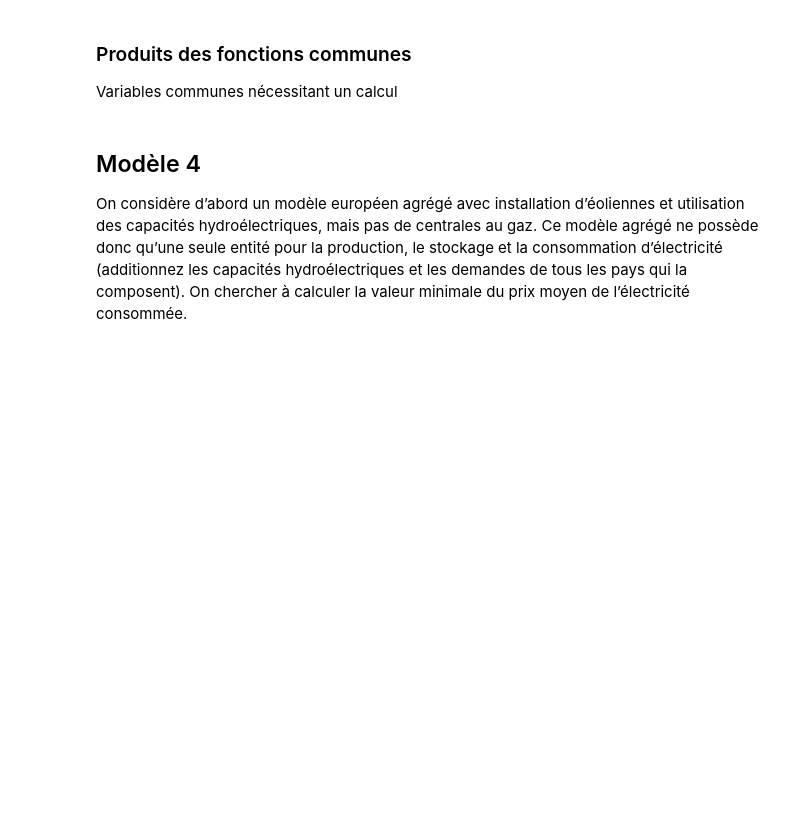
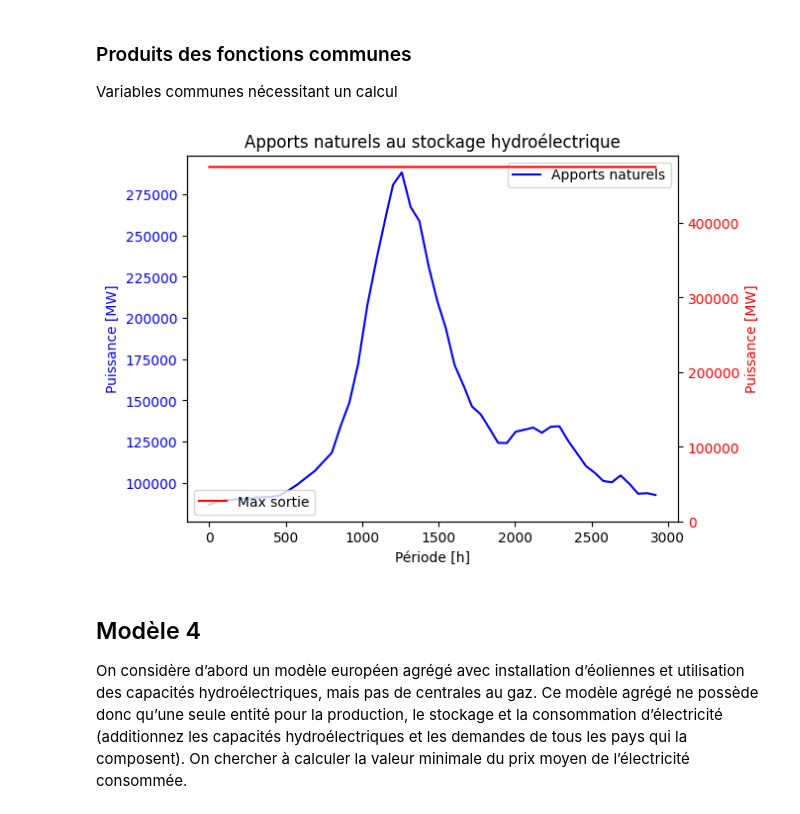
Before and after one commit to igivotron/LINMA1702, a Jupyter notebook: P2/Partie2-LINMA1702.ipynb, the cells around one changed output. Drawn from its saved outputs; the diff is of its cells as text; code cells hidden in the pictures; blank space fills up the shorter version.

Commit message:
plot

```diff
--- a/P2/Partie2-LINMA1702.ipynb
+++ b/P2/Partie2-LINMA1702.ipynb
@@ -63,7 +65,7 @@ Water = np.sum(data.getHydroData(), axis=0)
 6 mois (1/2 an)   : 4380
 1 an   (365 jours): 8760
 """
-h = 1002
+h = 8760
 
 # Longueur de la période utilisée
 T = 3
@@ -114,26 +116,44 @@ Variables communes nécessitant un calcul
 # %%
 # Périodisation de D
 d = periodisation(np.array([D]), T)
 d = np.transpose(d)
 # E : matrice de la production éolienne par site par période
 E = E_eolienne(R, c, T)
 # s : scalaire, stockage total hydroélectrique
 s = np.sum(stockage)
 # pPompage : scalaire, puissance de pompage totale
 pPompage = np.sum(pompage)
 # pTurbinage : scalaire, puissance de turbinage totale
 pTurbinage = np.sum(turbinage)
 # Périodisation de W
 wA = periodisation(np.array([W]), T)
 wA = np.transpose(wA)
 # Matrice L
 L = np.tril(np.ones((t,t)))
 
-plt.plot(np.arange(t), wA, 'b', label="Apports naturels")
-#plt.plot(np.arange(t), T*pTurbinage*np.ones((t)), 'r', label="Max sortie")
+# PLot de l'apport naturel au stockage hydroélectrique
+
+fig, ax1 = plt.subplots()
+ax1.set_xlabel('Période [h]')
+ax1.set_ylabel('Puissance [MW]', color='b')
+ax1.plot(np.arange(t), wA, color='b', label="Apports naturels")
+ax1.tick_params(axis='y', labelcolor='b')
+ax1.legend()
+
+ax2 = ax1.twinx()
+ax2.set_ylabel('Puissance [MW]', color='r')
+ax2.set_ylim([0,490000])
+ax2.plot(np.arange(t), T*pTurbinage*np.ones((t)), color='r', label="Max sortie")
+ax2.tick_params(axis='y', labelcolor='r')
+ax2.legend()
+
+#plt.plot(np.arange(t), wA, color='b', label="Apports naturels")
+#plt.plot(np.arange(t), T*pTurbinage*np.ones((t)), color='r', label="Max sortie")
+
 plt.title("Apports naturels au stockage hydroélectrique")
-plt.legend()
 plt.show()
+# %% [output]
+[figure, added]
 # %% [markdown]
 ## Modèle 4
 On considère d’abord un modèle européen agrégé avec installation d’éoliennes et utilisation des capacités hydroélectriques, mais pas de centrales au gaz. Ce modèle agrégé ne possède donc qu’une seule entité pour la production, le stockage et la consommation d’électricité (additionnez les capacités hydroélectriques et les demandes de tous les pays qui la composent).
```
Also changed, not shown: parts of 3 cells of this notebook, 1 other file.
